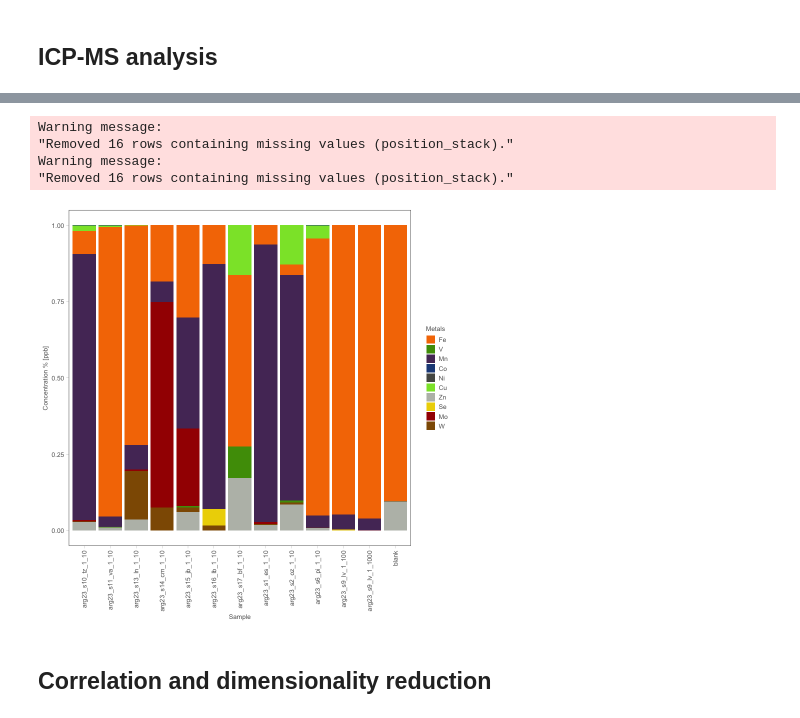
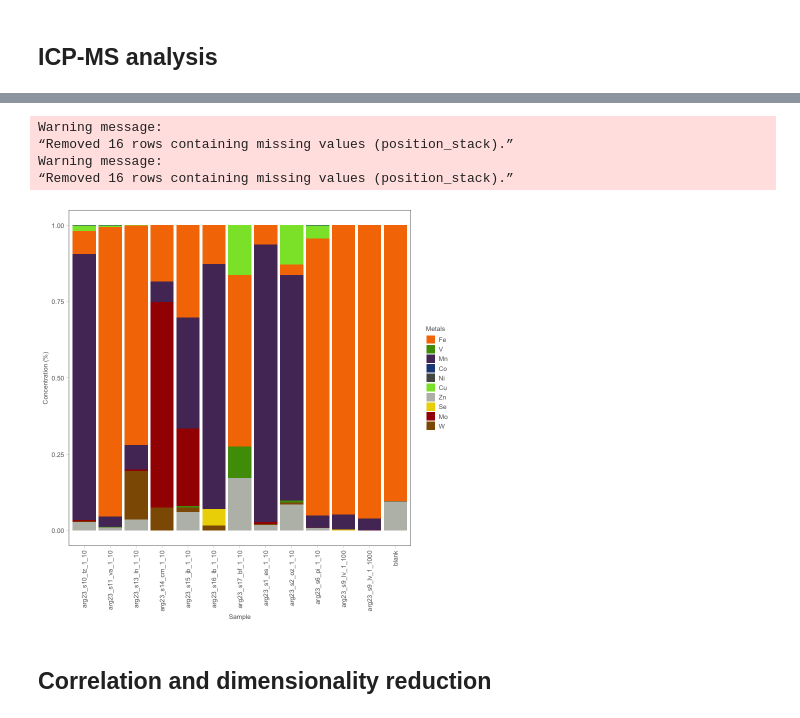
Before and after one commit to giovannellilab/geochem, a Jupyter notebook: notebooks/ARG23.ipynb, the cells around one changed output, grey strips where cells are left out. Cells and saved outputs as stored; diff of their text form; code cells hidden in the pictures.

Commit message:
Fix y axis in metals plot

```diff
--- a/notebooks/ARG23.ipynb
+++ b/notebooks/ARG23.ipynb
@@ -585,35 +585,35 @@ Warning message:
 # %%
 figure_metals = ggplot(
         data=icp_df %>% filter(element %in% names(selected_metals)),
         aes(fill=element, y=concentration, x=sample)
     ) +
     geom_bar(position="fill", stat="identity") +
     theme_glab() +
     theme(axis.text.x=element_text(angle=90, vjust=0.5, hjust=1)) +
     xlab("Sample") +
-    ylab("Concentration % [ppb]") +
+    ylab("Concentration (%)") +
     scale_colour_manual(
         name="Metals",
         values=selected_metals,
         aesthetics="fill"
     )
 
 ggsave(
     filename=file.path(
         "../figures",
         paste0(PROJECT_NAME, "-metals.png")
     ),
     width=7,
     height=7
 )
 
 figure_metals
 # %% [output]
 Warning message:
-"Removed 16 rows containing missing values (position_stack)."
+“Removed 16 rows containing missing values (position_stack).”
 Warning message:
-"Removed 16 rows containing missing values (position_stack)."
+“Removed 16 rows containing missing values (position_stack).”
-[figure, old version]
+[figure, new version]
 # %% [markdown]
 ## Correlation and dimensionality reduction
 # %%
```
Also changed, not shown: parts of 1 cell of this notebook, 1 other file.
